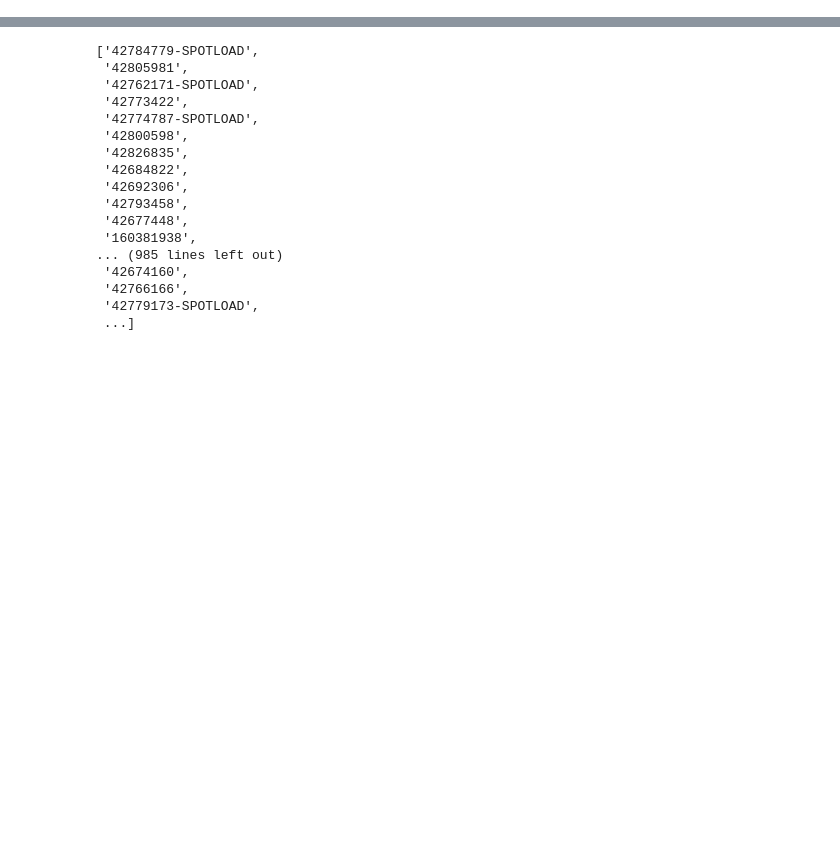
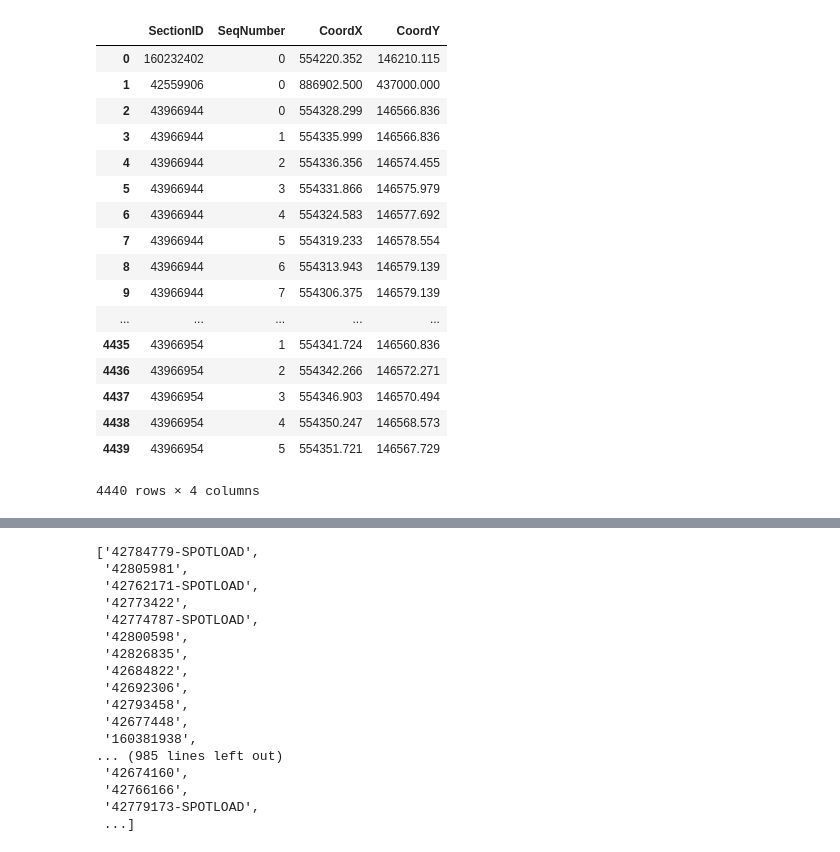
Before and after one commit to martenfese/preprocesses, a Jupyter notebook: XNetwork_test.ipynb, the cells around one changed output, grey strips where cells are left out. Saved outputs shown, nothing was run; the diff lists cells and outputs as text; code cells hidden in the pictures; blank space fills up the shorter version.

Commit message:
New connections: subnetwork_connections Comments in each block

```diff
--- a/XNetwork_test.ipynb
+++ b/XNetwork_test.ipynb
@@ -29,0 +71,38 @@ coord
+# %%
+intermediate_nodes = pd.read_csv('../preprocesses/section_data/result_intermediate_nodes.csv')
+
+
+intermediate_nodes = intermediate_nodes[["SectionID","SeqNumber", "CoordX", "CoordY"]].copy()
+
+# intermediate_nodes = intermediate_nodes.rename(index=str, columns={"SectionID": "NodeID"})
+
+intermediate_nodes['SectionID'] = intermediate_nodes['SectionID'].astype(str)
+
+intermediate_nodes
+
+### What am I doing? ###
+#
+# open file about intermediate nodesm with their SectionID, SeqNumber and each coordinates
+#
+# Wikipedia: In such a network the source and destination cannot communicate to each other directly because
+#            the distance between the source and destination is greater than the transmission range of both of them,
+#            hence the need for intermediate node(s) to relay.
+# %% [output]
+|  | SectionID | SeqNumber | CoordX | CoordY |
+| 0 | 160232402 | 0 | 554220.352 | 146210.115 |
+| 1 | 42559906 | 0 | 886902.500 | 437000.000 |
+| 2 | 43966944 | 0 | 554328.299 | 146566.836 |
+| 3 | 43966944 | 1 | 554335.999 | 146566.836 |
+| 4 | 43966944 | 2 | 554336.356 | 146574.455 |
+| 5 | 43966944 | 3 | 554331.866 | 146575.979 |
+| 6 | 43966944 | 4 | 554324.583 | 146577.692 |
+| 7 | 43966944 | 5 | 554319.233 | 146578.554 |
+| 8 | 43966944 | 6 | 554313.943 | 146579.139 |
+| 9 | 43966944 | 7 | 554306.375 | 146579.139 |
+| ... | ... | ... | ... | ... |
+| 4435 | 43966954 | 1 | 554341.724 | 146560.836 |
+| 4436 | 43966954 | 2 | 554342.266 | 146572.271 |
+| 4437 | 43966954 | 3 | 554346.903 | 146570.494 |
+| 4438 | 43966954 | 4 | 554350.247 | 146568.573 |
+| 4439 | 43966954 | 5 | 554351.721 | 146567.729 |
+4440 rows × 4 columns
```
Also changed, not shown: parts of 24 cells of this notebook.
